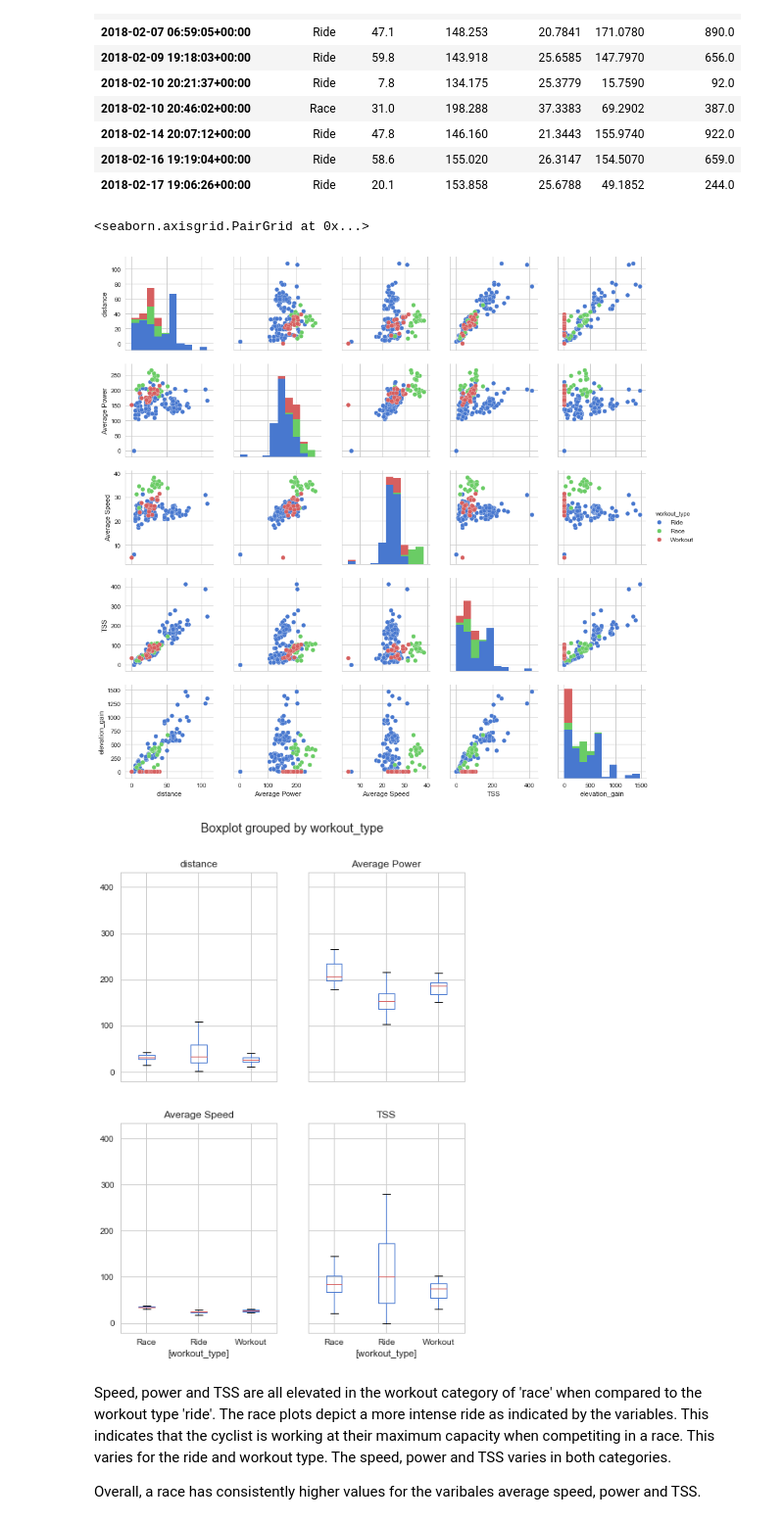
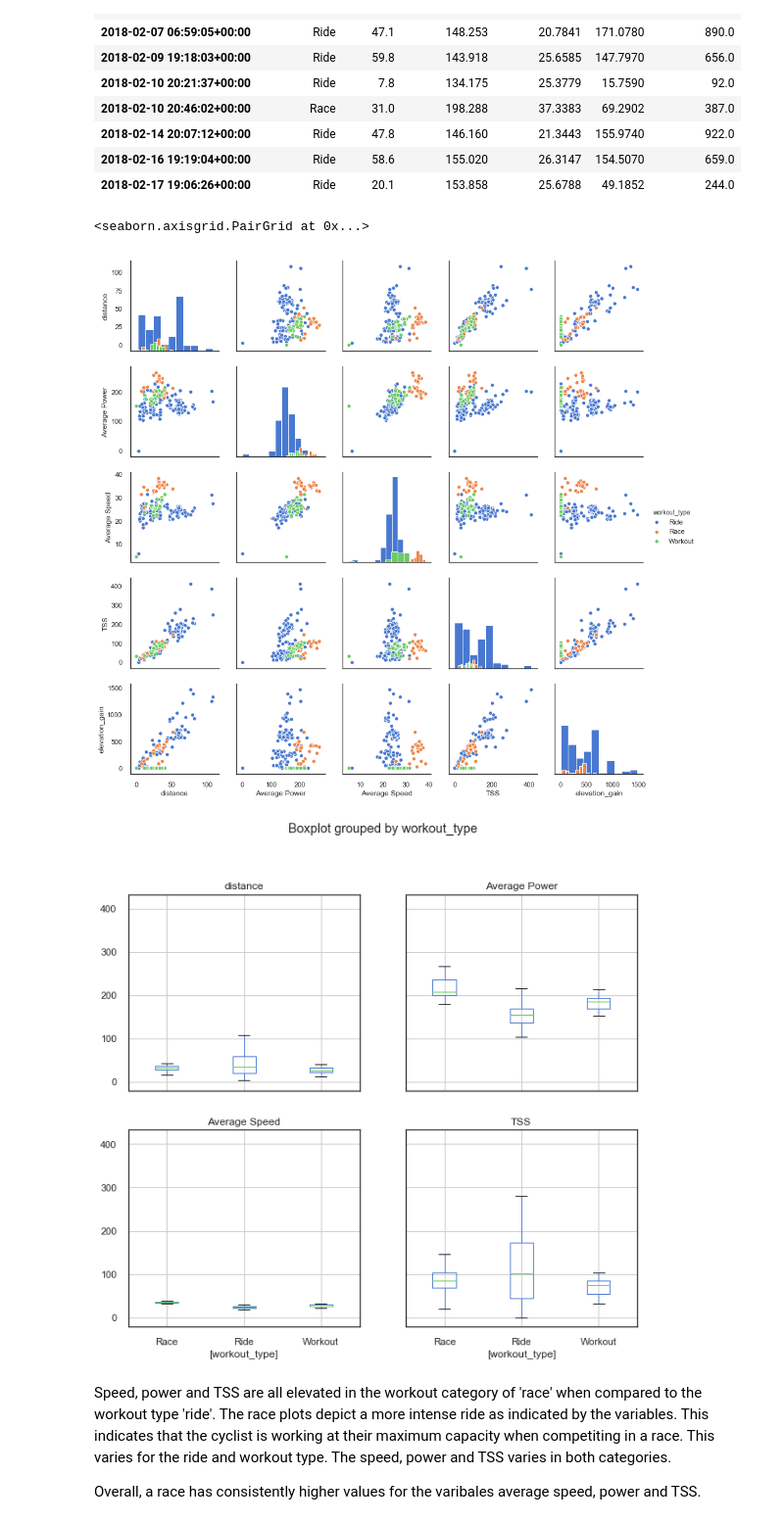
Before and after one commit to arianaroz/comp257-portfolio-2019, a Jupyter notebook: Portfolio 1.ipynb, the cells around one changed output. Shown at 98% size. Cells and saved outputs as stored; diff of their text form; code cells hidden in the pictures.

```diff
--- a/Portfolio 1.ipynb
+++ b/Portfolio 1.ipynb
@@ -190,6 +153,7 @@ plt.show()
 # %% [markdown]
 The patterns in the above histogram describe each key variable and indicate how frequently each value occurs. Overall, the varibale distibutions are quite asymetrical. The histgram shows that TSS and distance are skewed right, whereas the other variables such as Elsaped Time, Average Power and Average Speed are bimodal.
 # %%
-key_variables.plot.scatter(x='Average Power', y='TSS')
+sns.set(style='white')
+key_variables.plot.scatter(x='Average Power', y='TSS', figsize=(6,5))
 # %% [output]
 <matplotlib.axes._subplots.AxesSubplot at 0x...>
@@ -239,14 +201,14 @@ workout_type.head(10)
 | 2018-02-16 19:19:04+00:00 | Ride | 58.6 | 155.020 | 26.3147 | 154.5070 | 659.0 |
 | 2018-02-17 19:06:26+00:00 | Ride | 20.1 | 153.858 | 25.6788 | 49.1852 | 244.0 |
 # %%
-sns.pairplot(data=workout_type, hue='workout_type')
+sns.pairplot(data=workout_type, hue='workout_type', diag_kind = 'hist')
 # %% [output]
 <seaborn.axisgrid.PairGrid at 0x...>
-[figure, old version]
+[figure, new version]
 # %%
-boxplot = workout_type.boxplot(column=['distance', 'Average Power', 'Average Speed', 'TSS'], by=['workout_type'], figsize = (7,10))
+boxplot = workout_type.boxplot(column=['distance', 'Average Power', 'Average Speed', 'TSS'], by=['workout_type'], figsize = (10,14), layout=(3,2))
 # %% [output]
-[figure, old version]
+[figure, new version]
 # %% [markdown]
 Speed, power and TSS are all elevated in the workout category of 'race' when compared to the workout type 'ride'. The race plots depict a more intense ride as indicated by the variables. This indicates that the cyclist is working at their maximum capacity when competiting in a race. This varies for the ride and workout type. The speed, power and TSS varies in both categories.
 
```
Also changed, not shown: parts of 25 cells of this notebook.
